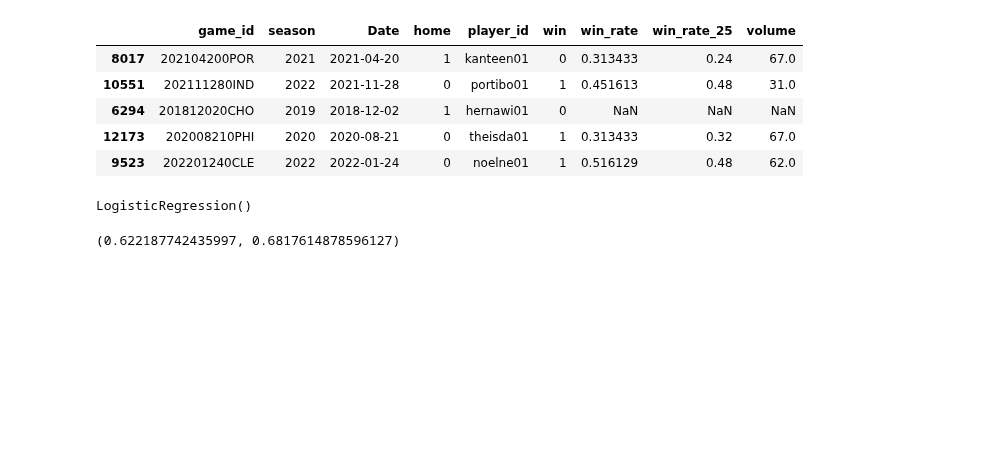
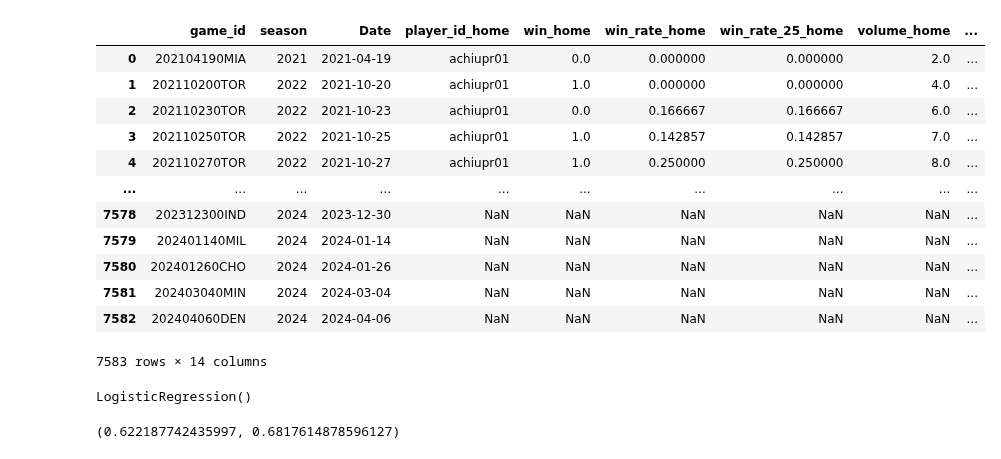
Before and after one commit to martinbog19/LeFirstBasket, a Jupyter notebook: ml/predict_jumpball.ipynb, the cells around one changed output. Saved outputs shown, nothing was run; the diff lists cells and outputs as text; code cells hidden in the pictures; blank space fills up the shorter version.

```diff
--- a/ml/predict_jumpball.ipynb
+++ b/ml/predict_jumpball.ipynb
@@ -44,22 +46,42 @@ history['win_rate_25'] = history.groupby('player_id')['win_rate_25'].shift()
 # Compute career jumpball volume
 history['volume'] = history.groupby('player_id')['win'].expanding().count().reset_index(level = 0, drop = True)
 history['volume'] = history.groupby('player_id')['volume'].shift()
-# %%
-history.sample(5)
-# %% [output]
-|  | game_id | season | Date | home | player_id | win | win_rate | win_rate_25 | volume |
-| 8017 | 202104200POR | 2021 | 2021-04-20 | 1 | kanteen01 | 0 | 0.313433 | 0.24 | 67.0 |
-| 10551 | 202111280IND | 2022 | 2021-11-28 | 0 | portibo01 | 1 | 0.451613 | 0.48 | 31.0 |
-| 6294 | 201812020CHO | 2019 | 2018-12-02 | 1 | hernawi01 | 0 | NaN | NaN | NaN |
-| 12173 | 202008210PHI | 2020 | 2020-08-21 | 0 | theisda01 | 1 | 0.313433 | 0.32 | 67.0 |
-| 9523 | 202201240CLE | 2022 | 2022-01-24 | 0 | noelne01 | 1 | 0.516129 | 0.48 | 62.0 |
 # %%
 data = pd.merge(history.groupby('home').get_group(1).drop(columns = 'home'),
                 history.groupby('home').get_group(0).drop(columns = 'home'),
                 on = ['game_id', 'season', 'Date'],
                 suffixes = ['_home', '_away']).drop(columns = 'win_away')
 
-data.dropna(inplace = True)
+# data.dropna(inplace = True)
+# %%
+stats = pd.concat([pd.read_csv(f'../data/rosters.nosync/rosters_{year}.csv')[['game_id', 'player_id', 'TRB']] for year in years]).sort_values('game_id').reset_index(drop = True)
+# %%
+stats['TRB'] = stats.groupby('player_id')['TRB'].rolling(50, min_periods = 1).mean().reset_index(level = 0, drop = True)
+stats['TRB'] = stats.groupby('player_id')['TRB'].shift()
+# %%
+data = data.merge(stats.rename(columns = {'player_id': 'player_id_home', 'TRB': 'TRB_home'}),
+           on = ['game_id', 'player_id_home'],
+           how = 'left')
+
+data = data.merge(stats.rename(columns = {'player_id': 'player_id_away', 'TRB': 'TRB_away'}),
+           on = ['game_id', 'player_id_away'],
+           how = 'left')
+# %%
+data
+# %% [output]
+|  | game_id | season | Date | player_id_home | win_home | win_rate_home | win_rate_25_home | volume_home | ... |
+| 0 | 202104190MIA | 2021 | 2021-04-19 | achiupr01 | 0.0 | 0.000000 | 0.000000 | 2.0 | ... |
+| 1 | 202110200TOR | 2022 | 2021-10-20 | achiupr01 | 1.0 | 0.000000 | 0.000000 | 4.0 | ... |
+| 2 | 202110230TOR | 2022 | 2021-10-23 | achiupr01 | 0.0 | 0.166667 | 0.166667 | 6.0 | ... |
+| 3 | 202110250TOR | 2022 | 2021-10-25 | achiupr01 | 1.0 | 0.142857 | 0.142857 | 7.0 | ... |
+| 4 | 202110270TOR | 2022 | 2021-10-27 | achiupr01 | 1.0 | 0.250000 | 0.250000 | 8.0 | ... |
+| ... | ... | ... | ... | ... | ... | ... | ... | ... | ... |
+| 7578 | 202312300IND | 2024 | 2023-12-30 | NaN | NaN | NaN | NaN | NaN | ... |
+| 7579 | 202401140MIL | 2024 | 2024-01-14 | NaN | NaN | NaN | NaN | NaN | ... |
+| 7580 | 202401260CHO | 2024 | 2024-01-26 | NaN | NaN | NaN | NaN | NaN | ... |
+| 7581 | 202403040MIN | 2024 | 2024-03-04 | NaN | NaN | NaN | NaN | NaN | ... |
+| 7582 | 202404060DEN | 2024 | 2024-04-06 | NaN | NaN | NaN | NaN | NaN | ... |
+7583 rows × 14 columns
 # %%
 features = ['win_rate_home', 'win_rate_25_home', 'win_rate_away', 'win_rate_25_away']
 #features = ['win_rate_home', 'win_rate_away']
```
Also changed, not shown: parts of 2 cells of this notebook, 5 other files.
